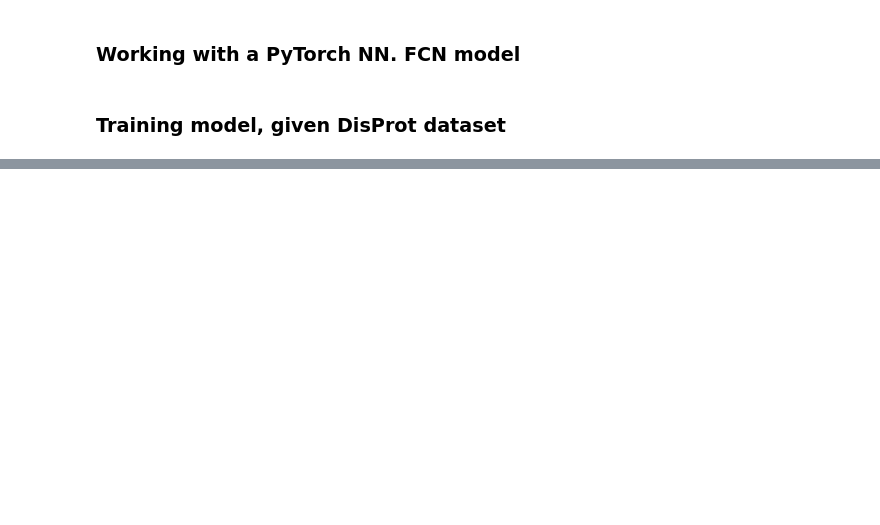
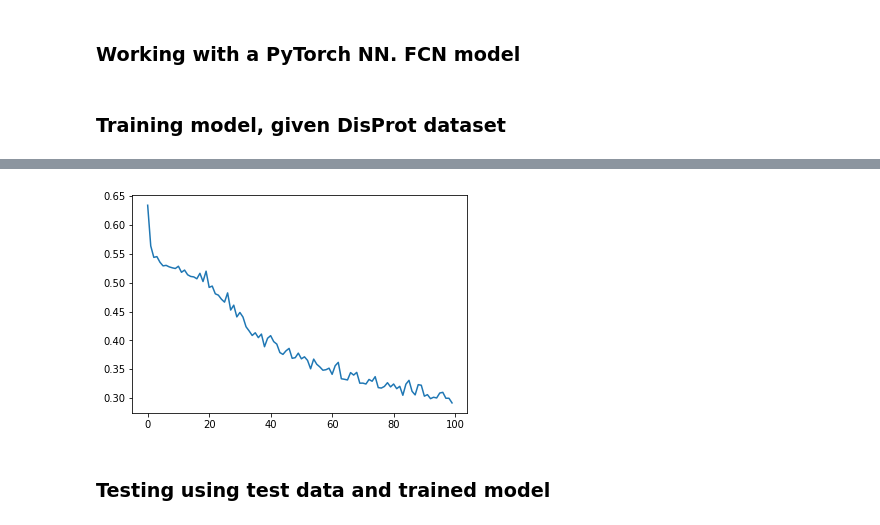
Before and after one commit to ryangregson01/L4-dissertation, a Jupyter notebook: src/Notebooks/FCN_1DConvolutions.ipynb, the cells around one changed output, grey strips where cells are left out. Cells and saved outputs as stored; diff of their text form; code cells hidden in the pictures; blank space fills up the shorter version.

```diff
--- a/src/Notebooks/FCN_1DConvolutions.ipynb
+++ b/src/Notebooks/FCN_1DConvolutions.ipynb
@@ -367,0 +402,9 @@ Epoch 3 Done
+# %%
+# Plotted training loss
+
+plt.plot(range(100), epoch_loss_arr)
+plt.show()
+# %% [output]
+[figure, added]
+# %% [markdown]
+### Testing using test data and trained model
```
Also changed, not shown: parts of 21 cells of this notebook, 2 other files.
